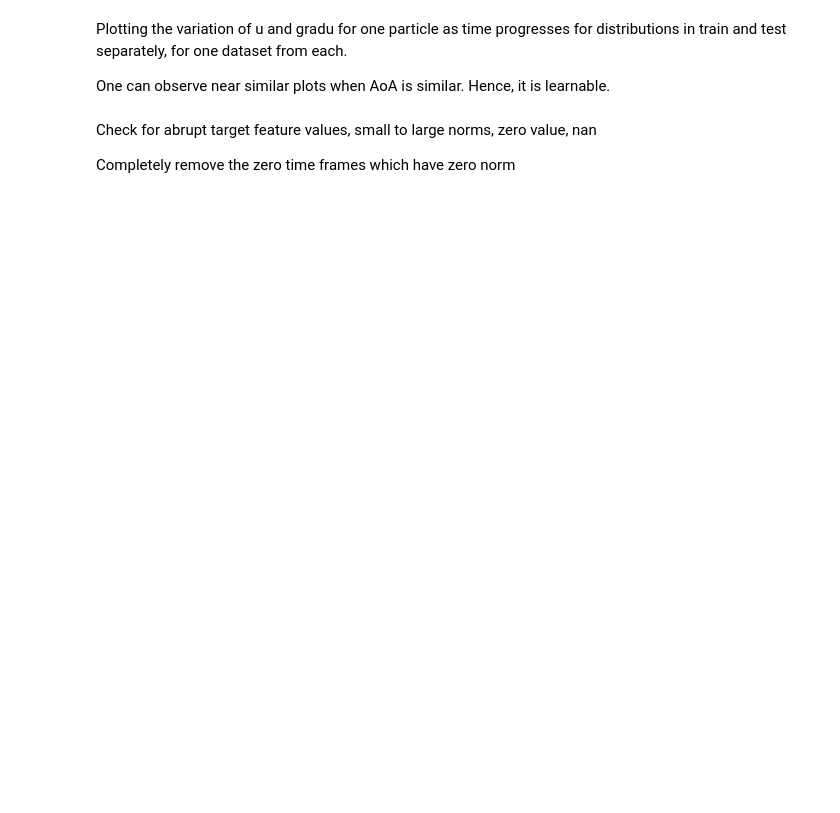
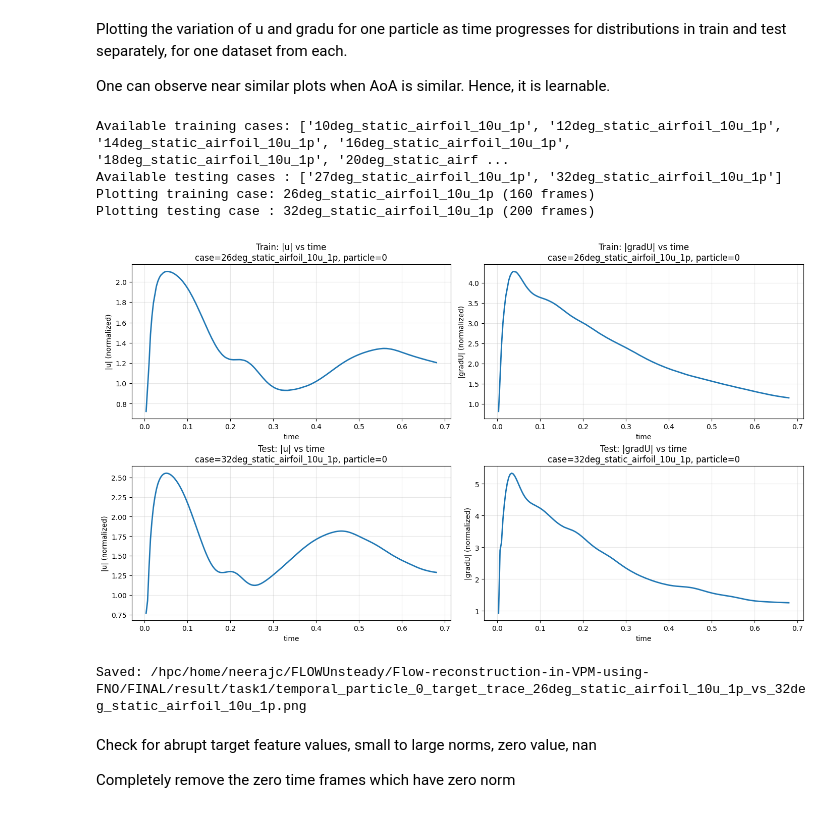
Before and after one commit to neerajbalachandar/DD-MT-GI-NeuralOperator-for-Lagrangian-Flows, a Jupyter notebook: FINAL/GNO_model.ipynb, the cells around one changed output. Drawn from its saved outputs; the diff is of its cells as text; code cells hidden in the pictures; blank space fills up the shorter version.

Commit message:
result

```diff
--- a/FINAL/GNO_model.ipynb
+++ b/FINAL/GNO_model.ipynb
@@ -27,18 +27,18 @@ if torch.cuda.is_available():
     torch.cuda.manual_seed_all(SEED)
 
 current_directory = Path.cwd().resolve()
-if (current_directory / 'final-2').is_dir():
-    project_folder = current_directory / 'final-2'
-elif current_directory.name == 'final-2':
+if (current_directory / 'FINAL').is_dir():
+    project_folder = current_directory / 'FINAL'
+elif current_directory.name == 'FINAL':
     project_folder = current_directory
-elif current_directory.parent.name == 'final-2':
+elif current_directory.parent.name == 'FINAL':
     project_folder = current_directory.parent
 else:
     project_folder = current_directory
 
 dataset_candidates = [
-    project_folder / 'processed_data_task1' / 'particle_ugradu_dataset.npz',
-    project_folder / 'processed_data' / 'task1' / 'particle_ugradu_dataset.npz',
+    # project_folder / 'processed_data_task1' / 'particle_ugradu_dataset.npz',
+    project_folder / 'processed_data' / 'particle_ugradu_dataset.npz',
     project_folder / 'output' / 'particle_ugradu_dataset.npz',
 ]
 dataset_path = next((candidate for candidate in dataset_candidates if candidate.exists()), dataset_candidates[0])
@@ -55,5 +55,5 @@ if device.type == 'cuda':
     print('GPU           :', torch.cuda.get_device_name(0))
 
 if not dataset_path.exists():
-    raise FileNotFoundError('Missing particle_ugradu_dataset.npz. Run final-2/preprocess_data_task1.py first.')
+    raise FileNotFoundError('Missing particle_ugradu_dataset.npz. Run FINAL/preprocess_data_task1.py first.')
 # %% [output]
@@ -505,7 +573,7 @@ Plotting the variation of u and gradu for one particle as time progresses for di
 One can observe near similar plots when AoA is similar. Hence, it is learnable.
 # %%
 train_case_name = "26deg_static_airfoil_10u_1p"
-test_case_name = "30deg_static_airfoil_10u_1p"
+test_case_name = "32deg_static_airfoil_10u_1p"
 
 test_frames_source = None
 
@@ -628,33 +696,40 @@ test_time, test_velocity, test_gradient = extract_temporal_series(
 figure, axes = plt.subplots(2, 2, figsize=(14, 8), constrained_layout=True)
 
 axes[0, 0].plot(train_time, train_velocity, linewidth=2)
 axes[0, 0].set_title(f'Train: |u| vs time\ncase={train_case_name}, particle={particle_index}')
 axes[0, 0].set_xlabel('time')
 axes[0, 0].set_ylabel('|u| (normalized)')
 axes[0, 0].grid(alpha=0.3)
 
 axes[0, 1].plot(train_time, train_gradient, linewidth=2)
 axes[0, 1].set_title(f'Train: |gradU| vs time\ncase={train_case_name}, particle={particle_index}')
 axes[0, 1].set_xlabel('time')
 axes[0, 1].set_ylabel('|gradU| (normalized)')
 axes[0, 1].grid(alpha=0.3)
 
 axes[1, 0].plot(test_time, test_velocity, linewidth=2)
 axes[1, 0].set_title(f'Test: |u| vs time\ncase={test_case_name}, particle={particle_index}')
 axes[1, 0].set_xlabel('time')
 axes[1, 0].set_ylabel('|u| (normalized)')
 axes[1, 0].grid(alpha=0.3)
 
 axes[1, 1].plot(test_time, test_gradient, linewidth=2)
 axes[1, 1].set_title(f'Test: |gradU| vs time\ncase={test_case_name}, particle={particle_index}')
 axes[1, 1].set_xlabel('time')
 axes[1, 1].set_ylabel('|gradU| (normalized)')
 axes[1, 1].grid(alpha=0.3)
 
 plot_path = results_folder / f'temporal_particle_{particle_index}_target_trace_{train_case_name}_vs_{test_case_name}.png'
 figure.savefig(plot_path, dpi=220, bbox_inches='tight')
 plt.show()
 print('Saved:', plot_path)
+# %% [output]
+Available training cases: ['10deg_static_airfoil_10u_1p', '12deg_static_airfoil_10u_1p', '14deg_static_airfoil_10u_1p', '16deg_static_airfoil_10u_1p', '18deg_static_airfoil_10u_1p', '20deg_static_airf ...
+Available testing cases : ['27deg_static_airfoil_10u_1p', '32deg_static_airfoil_10u_1p']
+Plotting training case: 26deg_static_airfoil_10u_1p (160 frames)
+Plotting testing case : 32deg_static_airfoil_10u_1p (200 frames)
+[figure, added]
+Saved: /hpc/home/neerajc/FLOWUnsteady/Flow-reconstruction-in-VPM-using-FNO/FINAL/result/task1/temporal_particle_0_target_trace_26deg_static_airfoil_10u_1p_vs_32deg_static_airfoil_10u_1p.png
 # %% [markdown]
 Check for abrupt target feature values, small to large norms, zero value, nan
 
```
Also changed, not shown: parts of 15 cells of this notebook, 3 other files.
